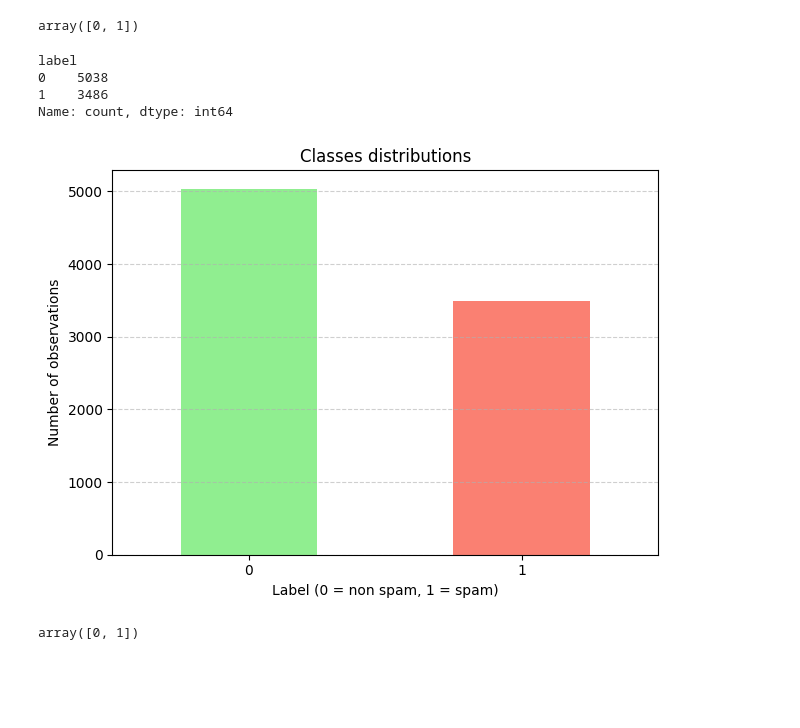
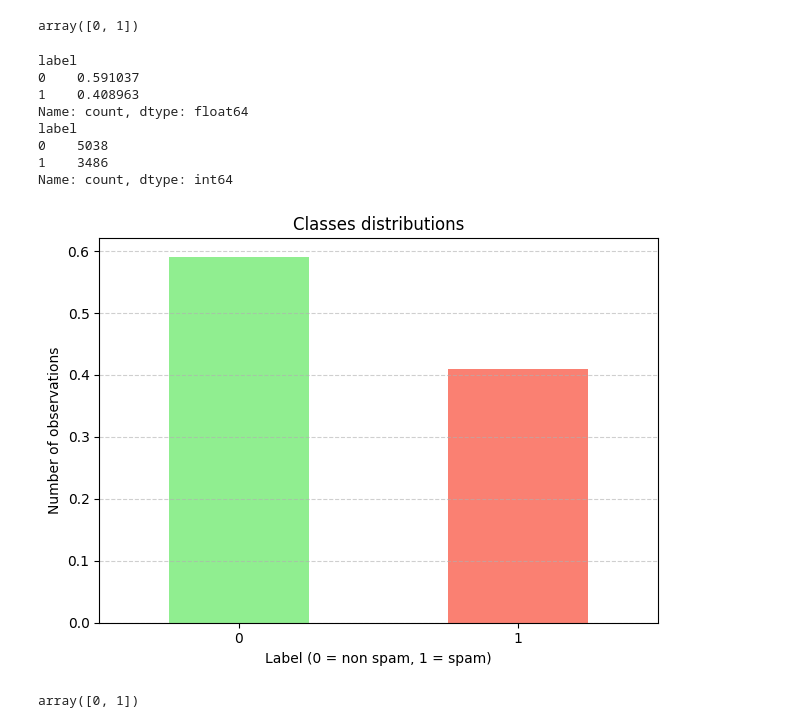
Before and after one commit to keitaVigano/tm4spam, a Jupyter notebook: notebooks/preprocessing.ipynb, the cells around one changed output. Drawn from its saved outputs; the diff is of its cells as text; code cells hidden in the pictures; blank space fills up the shorter version.

```diff
--- a/notebooks/preprocessing.ipynb
+++ b/notebooks/preprocessing.ipynb
@@ -199,22 +212,29 @@ array([0, 1])
 # %%
 label_counts = test_df["label"].value_counts()
 
+sum = label_counts.sum()
+perc_label_counts=label_counts/sum
+print(perc_label_counts)
 print(label_counts)
 
-label_counts.plot(kind="bar", color=["lightgreen", "salmon"])
+perc_label_counts.plot(kind="bar", color=["lightgreen", "salmon"])
 plt.xticks(rotation=0)
 plt.title("Classes distributions")
 plt.xlabel("Label (0 = non spam, 1 = spam)")
 plt.ylabel("Number of observations")
 plt.grid(axis="y", linestyle="--", alpha=0.6)
 plt.tight_layout()
 plt.show()
 # %% [output]
+label
+0    0.591037
+1    0.408963
+Name: count, dtype: float64
 label
 0    5038
 1    3486
 Name: count, dtype: int64
-[figure, old version]
+[figure, new version]
 # %%
 test_df["label"].unique()
 # %% [output]
```
Also changed, not shown: parts of 4 cells of this notebook.
